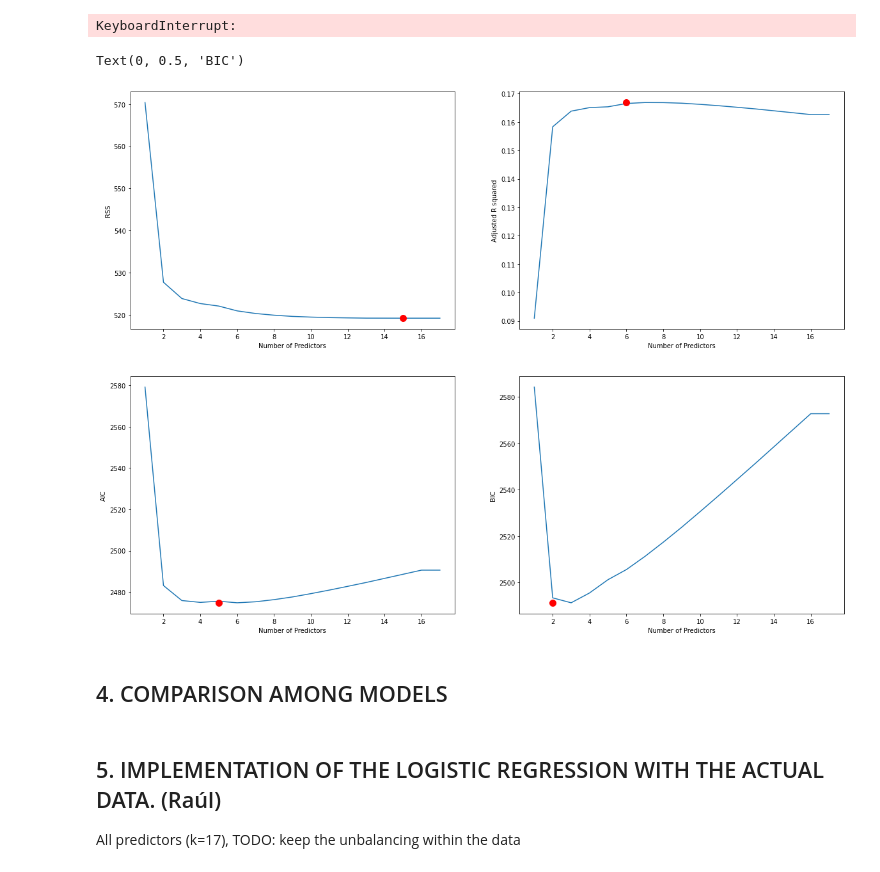
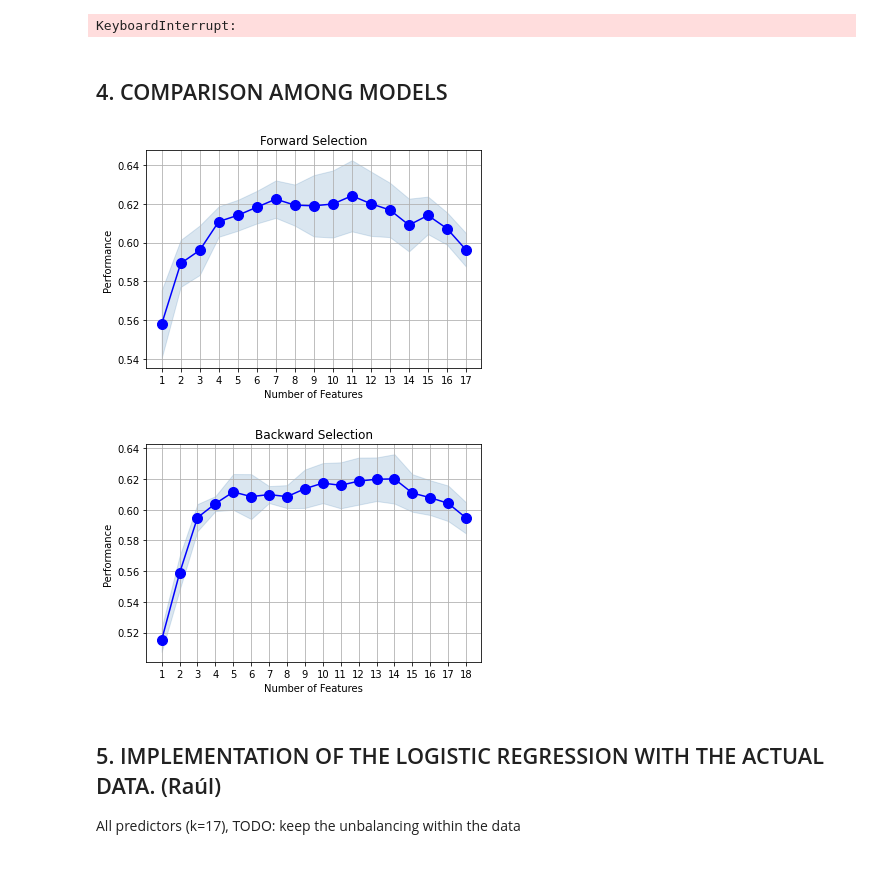
Before and after one commit to ainoal/machine_learning_project, a Jupyter notebook: machine_learning.ipynb, the cells around one changed output. Saved outputs shown, nothing was run; the diff lists cells and outputs as text; code cells hidden in the pictures.

```diff
--- a/machine_learning.ipynb
+++ b/machine_learning.ipynb
@@ -355,3 +343,18 @@ This information may be relevant
 
 These need some adjusting, and I haven't quite figured out yet why my custom-made function selects different columns in
 backward selection than SequentialFeatureSelection. (Related to the use of random forest classifier with SequentialFeatureSelection?)
+# %%
+# Forward stepwise selection
+svm = SVC()
+
+forward_feature_selection = sfs(svm,
+                                forward=True,
+                                floating=False,
+                                verbose=2,
+                                scoring='roc_auc',
+                                k_features=1,
+                                cv=5)
+
+x = train_x
+np.delete(x, 0) # train_x includes a column for bias at index 0. Do not use this column for feature selection.
+forward_feature_selection = forward_feature_selection.fit(x, train_data['is_paid'].to_numpy()) # train_y as a 1d vector
@@ -486,46 +445,5 @@ for i in range(1, 18):
  6
 ........................................................................................................................................................................................................ ...
 KeyboardInterrupt:
-# %%
-# Plotting the best subset selection process in order to find the best model
-# NEEDS TO BE ADJUSTED FOR THE MODIFIED BEST MODEL SELECTION
-
-plt.figure(figsize=(20,15))
-
-# Set up a 2x2 grid for the plots so we can look at 4 plots at once
-plt.subplot(2, 2, 1)
-
-# Plot RSS
-plt.plot(best_models['RSS'])
-plt.plot(best_models['RSS'].argmin(), best_models['RSS'].min(), 'or')
-plt.xlabel('Number of Predictors')
-plt.ylabel('RSS')
-
-# Plot adjusted R squared
-rsquared_adj = best_models.apply(lambda row: row[0].rsquared_adj, axis=1)
-plt.subplot(2, 2, 2)
-plt.plot(rsquared_adj)
-plt.plot(rsquared_adj.argmax(), rsquared_adj.max(), 'or')
-plt.xlabel('Number of Predictors')
-plt.ylabel('Adjusted R squared')
-
-# Plot AIC
-aic = best_models.apply(lambda row: row[0].aic, axis=1)
-plt.subplot(2, 2, 3)
-plt.plot(aic)
-plt.plot(aic.argmin(), aic.min(), 'or')
-plt.xlabel('Number of Predictors')
-plt.ylabel('AIC')
-
-# Plot BIC
-bic = best_models.apply(lambda row: row[0].bic, axis=1)
-plt.subplot(2, 2, 4)
-plt.plot(bic)
-plt.plot(bic.argmin(), bic.min(), 'or')
-plt.xlabel('Number of Predictors')
-plt.ylabel('BIC')
-# %% [output]
-Text(0, 0.5, 'BIC')
-[figure, removed]
 # %% [markdown]
 ## 4. COMPARISON AMONG MODELS
@@ -534,3 +450,17 @@ Insert here the beautil graphs you have prepared
+# %%
+fig = plot_sfs(forward_feature_selection.get_metric_dict(), kind='std_err')
+plt.title('Forward Selection')
+plt.grid()
+plt.show()
+# %% [output]
+[figure, added]
+# %%
+fig = plot_sfs(backward_feature_selection.get_metric_dict(), kind='std_err')
+plt.title('Backward Selection')
+plt.grid()
+plt.show()
+# %% [output]
+[figure, added]
 # %% [markdown]
 ## 5. IMPLEMENTATION OF THE LOGISTIC REGRESSION WITH THE ACTUAL DATA. (Raúl)
 All predictors (k=17), TODO: keep the unbalancing within the data
```
Also changed, not shown: parts of 24 cells of this notebook.
